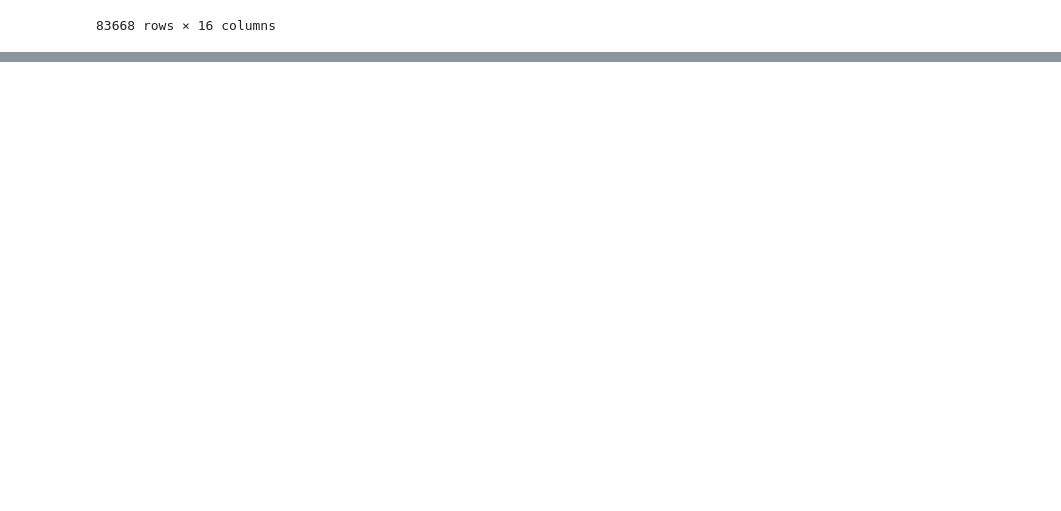
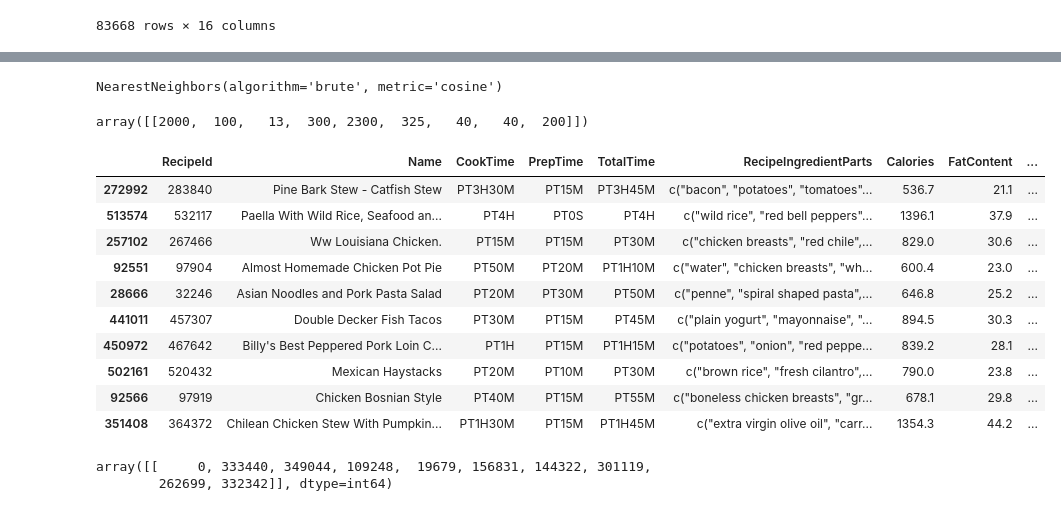
Before and after one commit to anshulkamboj007/ml_diet, a Jupyter notebook: diet.ipynb, the cells around one changed output, grey strips where cells are left out. Saved outputs shown, nothing was run; the diff lists cells and outputs as text; code cells hidden in the pictures; blank space fills up the shorter version.

```diff
--- a/diet.ipynb
+++ b/diet.ipynb
@@ -245,0 +243,30 @@ pickle.dump(neigh, open("neigh.pkl", "wb"))
+# %%
+neigh = pickle.load(open('neigh.pkl', 'rb'))
+neigh
+# %% [output]
+NearestNeighbors(algorithm='brute', metric='cosine')
+# %%
+max_list=np.array(max_list).reshape(-1, 1)
+max_list=max_list.reshape(1,9)
+max_list
+# %% [output]
+array([[2000,  100,   13,  300, 2300,  325,   40,   40,  200]])
+# %%
+extracted_data.iloc[pipeline.transform(max_list)[0]]
+# %% [output]
+|  | RecipeId | Name | CookTime | PrepTime | TotalTime | RecipeIngredientParts | Calories | FatContent | ... |
+| 272992 | 283840 | Pine Bark Stew - Catfish Stew | PT3H30M | PT15M | PT3H45M | c("bacon", "potatoes", "tomatoes"... | 536.7 | 21.1 | ... |
+| 513574 | 532117 | Paella With Wild Rice, Seafood an... | PT4H | PT0S | PT4H | c("wild rice", "red bell peppers"... | 1396.1 | 37.9 | ... |
+| 257102 | 267466 | Ww Louisiana Chicken. | PT15M | PT15M | PT30M | c("chicken breasts", "red chile",... | 829.0 | 30.6 | ... |
+| 92551 | 97904 | Almost Homemade Chicken Pot Pie | PT50M | PT20M | PT1H10M | c("water", "chicken breasts", "wh... | 600.4 | 23.0 | ... |
+| 28666 | 32246 | Asian Noodles and Pork Pasta Salad | PT20M | PT30M | PT50M | c("penne", "spiral shaped pasta",... | 646.8 | 25.2 | ... |
+| 441011 | 457307 | Double Decker Fish Tacos | PT30M | PT15M | PT45M | c("plain yogurt", "mayonnaise", "... | 894.5 | 30.3 | ... |
+| 450972 | 467642 | Billy's Best Peppered Pork Loin C... | PT1H | PT15M | PT1H15M | c("potatoes", "onion", "red peppe... | 839.2 | 28.1 | ... |
+| 502161 | 520432 | Mexican Haystacks | PT20M | PT10M | PT30M | c("brown rice", "fresh cilantro",... | 790.0 | 23.8 | ... |
+| 92566 | 97919 | Chicken Bosnian Style | PT40M | PT15M | PT55M | c("boneless chicken breasts", "gr... | 678.1 | 29.8 | ... |
+| 351408 | 364372 | Chilean Chicken Stew With Pumpkin... | PT1H30M | PT15M | PT1H45M | c("extra virgin olive oil", "carr... | 1354.3 | 44.2 | ... |
+# %%
+pipeline.transform(extracted_data.iloc[0:1,6:15].to_numpy())
+# %% [output]
+array([[     0, 333440, 349044, 109248,  19679, 156831, 144322, 301119,
+        262699, 332342]], dtype=int64)
```
Also changed, not shown: parts of 2 cells of this notebook.
